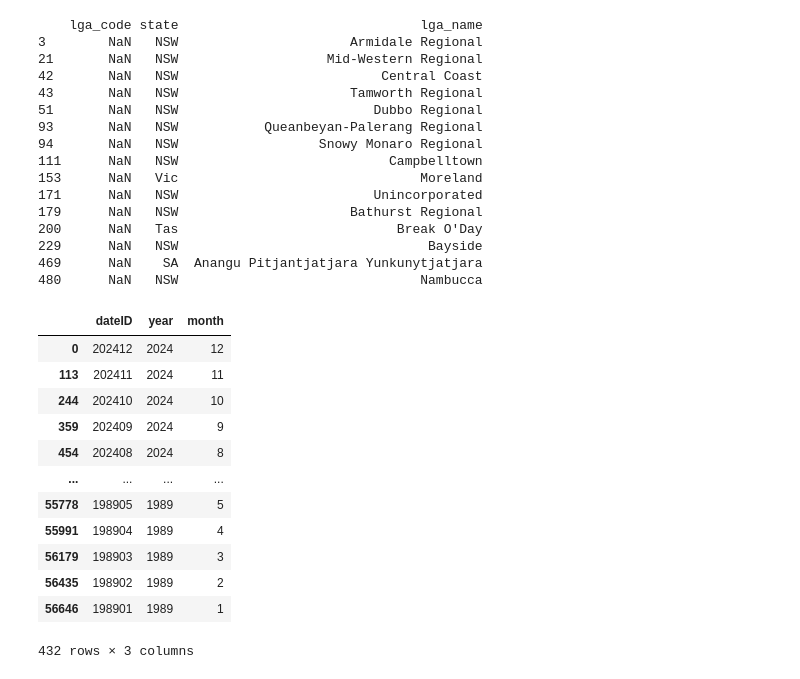
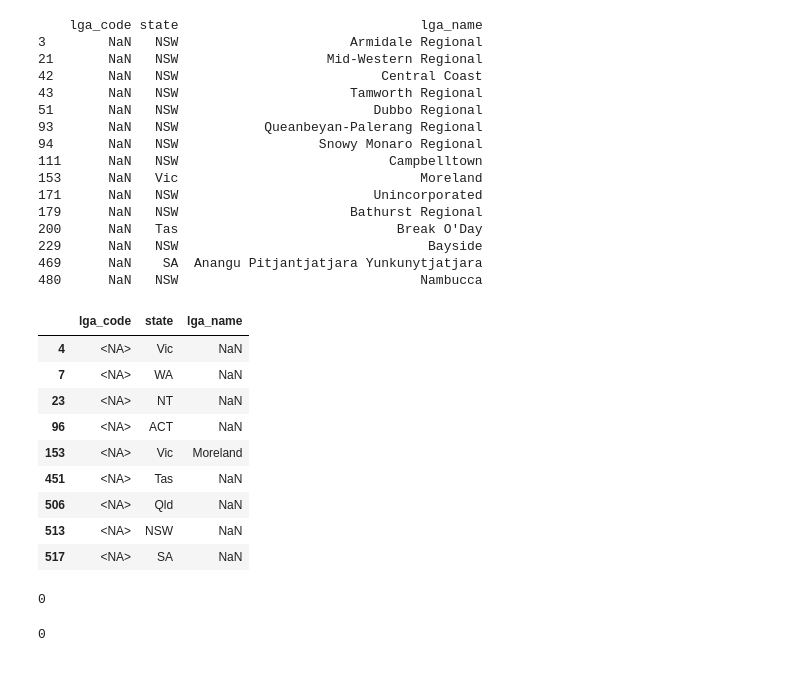
Before and after one commit to gambit0070/Data-Warehouse, a Jupyter notebook: ETL.ipynb, the cells around one changed output. Saved outputs shown, nothing was run; the diff lists cells and outputs as text; code cells hidden in the pictures.

```diff
--- a/ETL.ipynb
+++ b/ETL.ipynb
@@ -387,9 +368,7 @@ location_dim
 location_dim = location_dim.merge(population_long[['lga_name', 'lga_code']].drop_duplicates(), on='lga_name', how='left')
 
 # move lga_code to the front
-cols = location_dim.columns.tolist()
-cols.insert(0, cols.pop(cols.index('lga_code')))
-location_dim = location_dim[cols]
+location_dim = location_dim[['lga_code', 'state', 'lga_name']]
 
 # check if there are lga_name != NaN and lge_code = NaN
 print(location_dim[location_dim['lga_name'].notna() & location_dim['lga_code'].isna()]) # should be empty. Need to fix it
@@ -410,29 +389,52 @@ print(location_dim[location_dim['lga_name'].notna() & location_dim['lga_code'].i
 229      NaN   NSW                                Bayside
 469      NaN    SA  Anangu Pitjantjatjara Yunkunytjatjara
 480      NaN   NSW                               Nambucca
+# %%
+# find lga_code for NaN rows for lga_name using first word
+location_dim[location_dim['lga_name'].notna() & location_dim['lga_code'].isna()]
+
+def match_by_first_word(row):
+    # Only try to match if lga_code is missing and lga_name exists
+    if pd.isna(row['lga_code']) and pd.notna(row['lga_name']):
+        first_word = row['lga_name'].split()[0]
+        # Try to find match in population_long
+        match = population_long[population_long['lga_name'].str.contains(rf'\b{first_word}\b', case=False, na=False)]
+        if not match.empty:
+            return match['lga_code'].values[0]
+    return row['lga_code']
+
+# Apply the function row-wise
+location_dim['lga_code'] = location_dim.apply(match_by_first_word, axis=1)
+# make lga_code to int, ignore NaN
+location_dim['lga_code'] = location_dim['lga_code'].astype(pd.Int64Dtype())
+location_dim[location_dim['lga_code'].isna()]
+# %% [output]
+|  | lga_code | state | lga_name |
+| 4 | <NA> | Vic | NaN |
+| 7 | <NA> | WA | NaN |
+| 23 | <NA> | NT | NaN |
+| 96 | <NA> | ACT | NaN |
+| 153 | <NA> | Vic | Moreland |
+| 451 | <NA> | Tas | NaN |
+| 506 | <NA> | Qld | NaN |
+| 513 | <NA> | NSW | NaN |
+| 517 | <NA> | SA | NaN |
+# %%
+# drop lag_code == NaN
+location_dim.dropna(subset=['lga_code'], inplace=True)
+# check if there are any NaN values in lga_code
+print(location_dim['lga_code'].isna().sum())
+# %% [output]
+0
 # %%
 # create date_dimension table
 date_dim = df[['year', 'month']].drop_duplicates()
-date_dim['dateID'] = pd.to_datetime(date_dim['year'].astype(str) + '-' + date_dim['month'].astype(str), format='%Y-%m').dt.strftime('%Y%m')
+date_dim['dateID'] = df['year'].astype(str) + df['month'].astype(str)
+date_dim = date_dim[['dateID', 'year', 'month']]
+date_dim
 
-# move dateID to the front
-cols = date_dim.columns.tolist()
-cols.insert(0, cols.pop(cols.index('dateID')))
-date_dim = date_dim[cols]
-
-date_dim
+# check if there are any NaN values in dateID
+print(date_dim['dateID'].isna().sum())
 # %% [output]
-|  | dateID | year | month |
-| 0 | 202412 | 2024 | 12 |
-| 113 | 202411 | 2024 | 11 |
-| 244 | 202410 | 2024 | 10 |
-| 359 | 202409 | 2024 | 9 |
-| 454 | 202408 | 2024 | 8 |
-| ... | ... | ... | ... |
-| 55778 | 198905 | 1989 | 5 |
-| 55991 | 198904 | 1989 | 4 |
-| 56179 | 198903 | 1989 | 3 |
-| 56435 | 198902 | 1989 | 2 |
-| 56646 | 198901 | 1989 | 1 |
-432 rows × 3 columns
+0
 # %%
```
Also changed, not shown: parts of 26 cells of this notebook, 4 other files.
